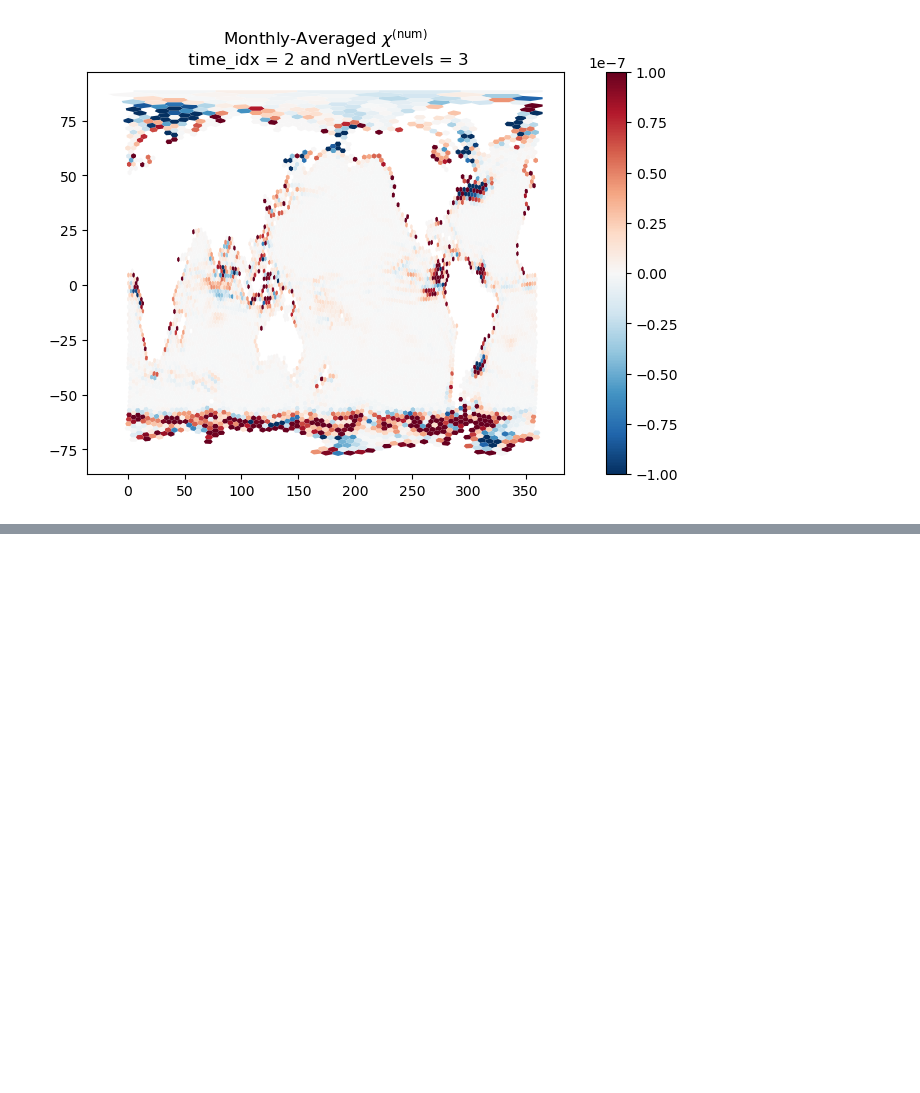
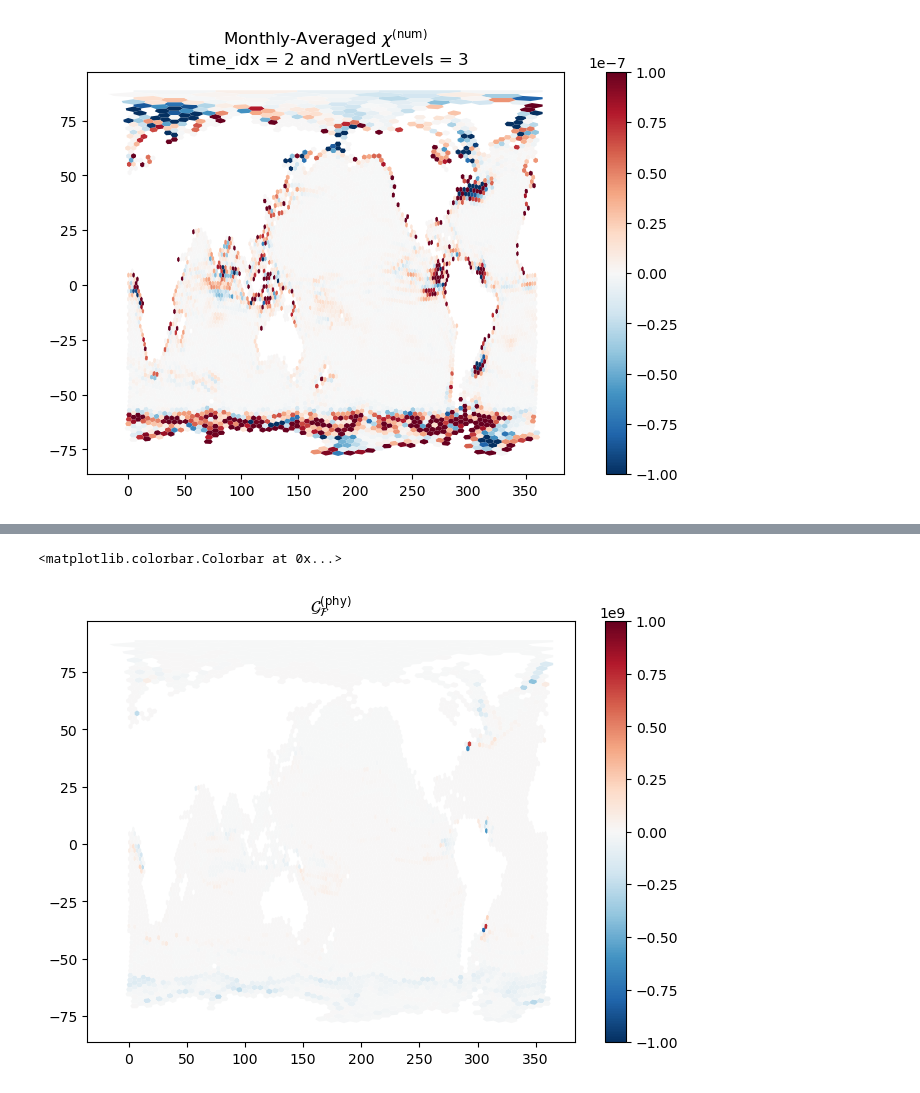
Before and after one commit to kailauyeda/WMT_DVD, a Jupyter notebook: SORRM/analysis/preliminary_analysis.ipynb, the cells around one changed output, grey strips where cells are left out. Drawn from its saved outputs; the diff is of its cells as text; code cells hidden in the pictures; blank space fills up the shorter version.

```diff
--- a/SORRM/analysis/preliminary_analysis.ipynb
+++ b/SORRM/analysis/preliminary_analysis.ipynb
@@ -460,6 +445,9 @@ def calculate_G_chi_mix(chi_variable, rho_0, mesh, ds_output, target_coord_spaci
         mixing_type = 'phy'
         print(r'Calculating G_chi_phy')
 
+    time_chunksize = len(ds_output.Time)
+    nCells_chunksize = len(ds_output.nCells)
+
     # calculate the integrand
     dV = mesh.areaCell * ds_output.layerThickness
     mixing = rho_0 * ds_output[chi_variable] * dV
@@ -469,6 +457,7 @@ def calculate_G_chi_mix(chi_variable, rho_0, mesh, ds_output, target_coord_spaci
     upper_bound = ds_output.salinity_P1.max() + (3 * target_coord_spacing)
 
     target_coords_P1 = np.arange(lower_bound,upper_bound,target_coord_spacing)
+    salinity_P1_chunksize = len(target_coords_P1)
 
     d_lambda = target_coords_P1[0] - target_coords_P1[1] # d_lambda < 0 b/c we are taking the derivative as i --> 0 so i - i+1
     salinity_P1_trimmed = target_coords_P1[1:-1] # finite difference eliminates first and last values of array
@@ -510,7 +499,8 @@ def calculate_G_chi_mix(chi_variable, rho_0, mesh, ds_output, target_coord_spaci
     cumulative_mixing['salinity_P1'] = target_coords_P1
 
     # interpolate back onto salinity coords, order coords
-    cumulative_mixing_salinity = salinity_grid.interp(cumulative_mixing['cumulative_' + mixing_type + '_mixing'],
+    cumulative_mixing_salinity = salinity_grid.interp(cumulative_mixing['cumulative_' + mixing_type + '_mixing'].chunk(
+                                                     {'Time' : time_chunksize, 'nCells' : nCells_chunksize, 'salinity_P1' : salinity_P1_chunksize}),
                                                       'Z',
                                                       padding = 'extend').transpose('salinity', 'nCells', 'Time')#.to_dataset(name =  'cumulative_' + mixing_type + '_mixing')
 
@@ -819,0 +766,12 @@ NotImplementedError: Cannot chunk along a core dimension for a grid ufunc which
+# %%
+fig, ax = plt.subplots(nrows=1, ncols=1, constrained_layout=True)
+vmax_val = 1e9
+vmin_val = -vmax_val
+
+a = mosaic.polypcolor(ax, descriptor,(budget_ds.G_F_phy_center).isel(Time=3, salinity = 55), cmap='RdBu_r',vmin = -1e9, vmax = 1e9)#, vmin = vmin_val, vmax = vmax_val)
+
+ax.set_title(r'$\mathcal{G}_\mathcal{F}^{\text{(phy)}}$')
+fig.colorbar(a, ax=ax)
+# %% [output]
+<matplotlib.colorbar.Colorbar at 0x...>
+[figure, added]
```
Also changed, not shown: parts of 19 cells of this notebook, 5 other files.
